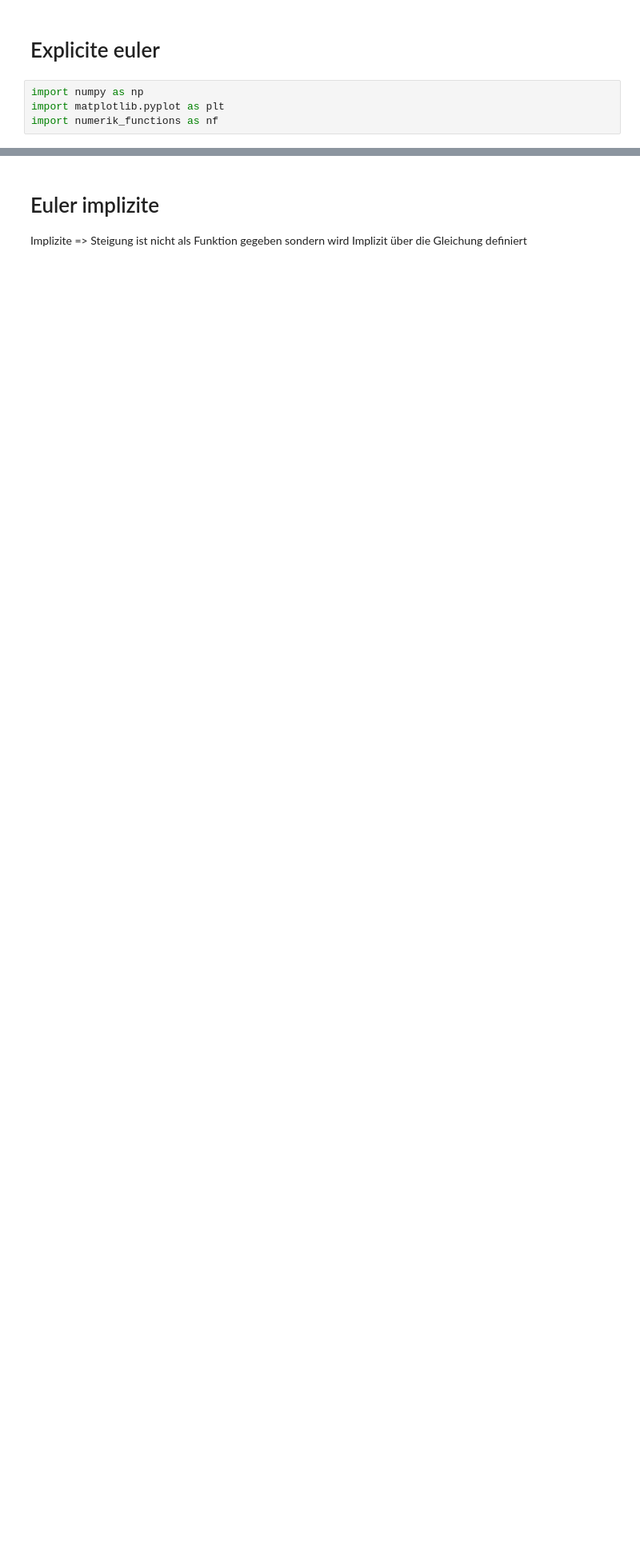
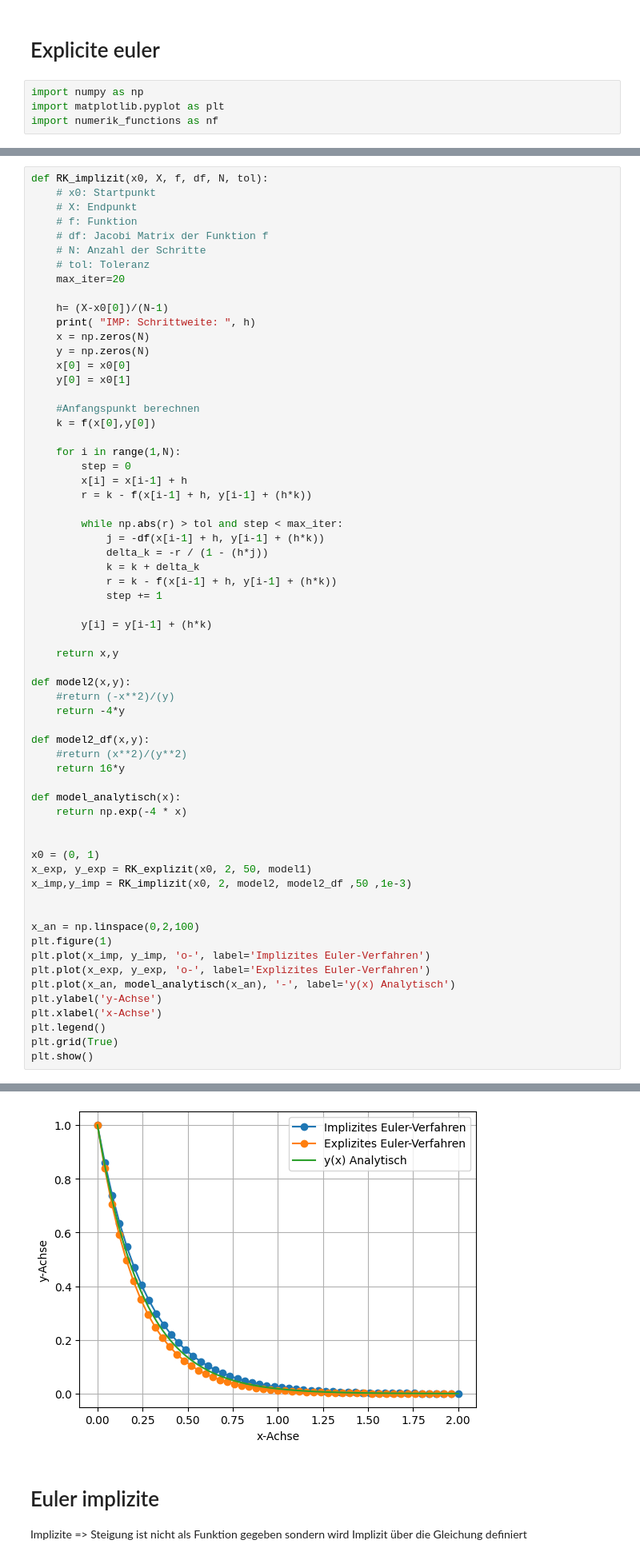
Before and after one commit to hollejon/Numerik, a Jupyter notebook: praktikum8/runge_kutta.ipynb, the cells around one changed output, grey strips where cells are left out. Shown at 80% size. Saved outputs shown, nothing was run; the diff lists cells and outputs as text; blank space fills up the shorter version.

```diff
--- a/praktikum8/runge_kutta.ipynb
+++ b/praktikum8/runge_kutta.ipynb
@@ -8,0 +43,64 @@ import numerik_functions as nf
+# %%
+def RK_implizit(x0, X, f, df, N, tol):
+    # x0: Startpunkt
+    # X: Endpunkt
+    # f: Funktion
+    # df: Jacobi Matrix der Funktion f
+    # N: Anzahl der Schritte
+    # tol: Toleranz
+    max_iter=20
+
+    h= (X-x0[0])/(N-1)
+    print( "IMP: Schrittweite: ", h)
+    x = np.zeros(N)
+    y = np.zeros(N)
+    x[0] = x0[0]
+    y[0] = x0[1]
+
+    #Anfangspunkt berechnen
+    k = f(x[0],y[0])
+
+    for i in range(1,N):
+        step = 0
+        x[i] = x[i-1] + h
+        r = k - f(x[i-1] + h, y[i-1] + (h*k))
+
+        while np.abs(r) > tol and step < max_iter:
+            j = -df(x[i-1] + h, y[i-1] + (h*k))
+            delta_k = -r / (1 - (h*j))
+            k = k + delta_k
+            r = k - f(x[i-1] + h, y[i-1] + (h*k))
+            step += 1
+
+        y[i] = y[i-1] + (h*k)
+
+    return x,y
+
+def model2(x,y):
+    #return (-x**2)/(y)
+    return -4*y
+
+def model2_df(x,y):
+    #return (x**2)/(y**2)
+    return 16*y
+
+def model_analytisch(x):
+    return np.exp(-4 * x)
+
+
+x0 = (0, 1)
+x_exp, y_exp = RK_explizit(x0, 2, 50, model1)
+x_imp,y_imp = RK_implizit(x0, 2, model2, model2_df ,50 ,1e-3)
+
+
+x_an = np.linspace(0,2,100)
+plt.figure(1)
+plt.plot(x_imp, y_imp, 'o-', label='Implizites Euler-Verfahren')
+plt.plot(x_exp, y_exp, 'o-', label='Explizites Euler-Verfahren')
+plt.plot(x_an, model_analytisch(x_an), '-', label='y(x) Analytisch')
+plt.ylabel('y-Achse')
+plt.xlabel('x-Achse')
+plt.legend()
+plt.grid(True)
+plt.show()
+# %% [output]
@@ -9,3 +109,4 @@ import numerik_functions as nf
+[figure, added]
 # %% [markdown]
 # Euler implizite
 
```
Also changed, not shown: parts of 9 cells of this notebook.
